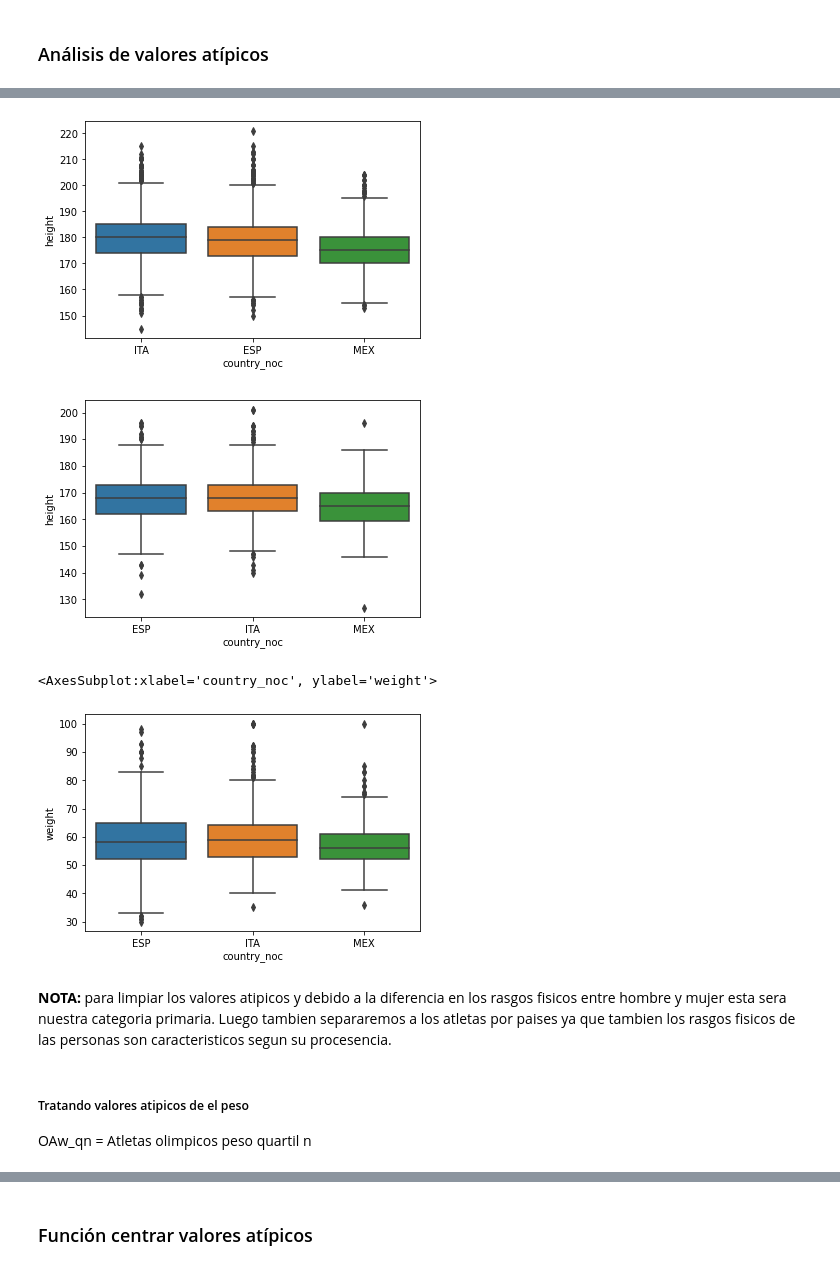
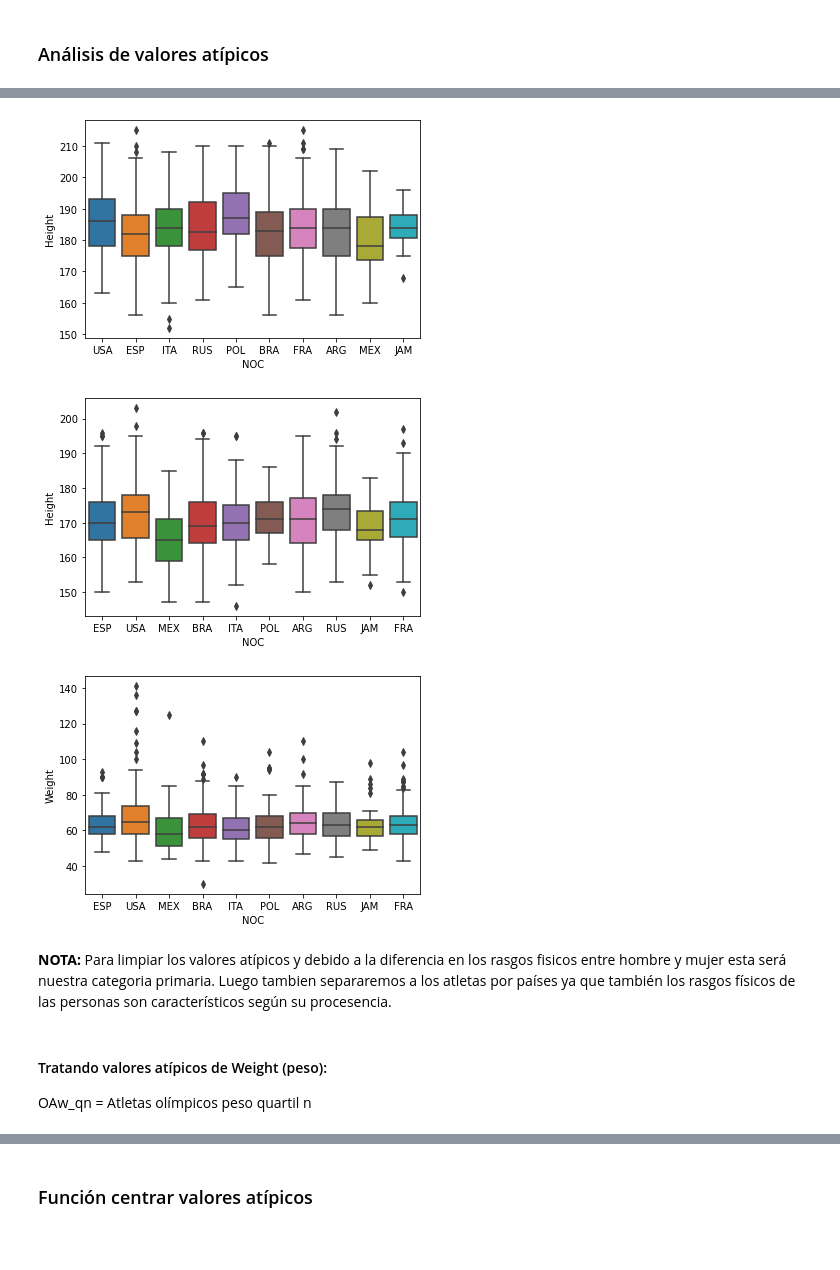
Before and after one commit to KenetOrellana/ML-Supervisado-y-No-Supervisado, a Jupyter notebook: Dataset_Proyecto_Final.ipynb, the cells around one changed output, grey strips where cells are left out. Cells and saved outputs as stored; diff of their text form; code cells hidden in the pictures; blank space fills up the shorter version.

```diff
--- a/Dataset_Proyecto_Final.ipynb
+++ b/Dataset_Proyecto_Final.ipynb
@@ -55,3 +64 @@ country_noc     object
 dtype: object
-# %%
-OA["born"] = pd.to_datetime(OA["born"])
@@ -124,2 +123,0 @@ Name: country_noc, dtype: object
-# %%
-OA = OA.dropna()
@@ -162,24 +158,24 @@ plt.show()
 # %%
-sns.boxplot( data=men  , x="country_noc" , y="height" )
+sns.boxplot( data=men  , x="NOC" , y="Height" )
 plt.show()
 # %% [output]
-[figure, old version]
+[figure, new version]
 # %%
-women = OA.loc[(OA["sex"] == "Female") & (OA["country_noc"].isin(["MEX", "ITA", "ESP"])) , :]
+women = OA.loc[(OA["Sex"] == "F") , :]
 # %%
-sns.boxplot( data=women  , x="country_noc" , y="height" )
+sns.boxplot( data=women  , x="NOC" , y="Height" )
 plt.show()
 # %% [output]
-[figure, old version]
+[figure, new version]
 # %%
-sns.boxplot( data=women  , x="country_noc" , y="weight" )
+sns.boxplot( data=women  , x="NOC" , y="Weight" )
+plt.show()
 # %% [output]
-<AxesSubplot:xlabel='country_noc', ylabel='weight'>
-[figure, old version]
+[figure, new version]
 # %% [markdown]
-**NOTA:** para limpiar los valores atipicos y debido a la diferencia en los rasgos fisicos entre hombre y mujer esta sera nuestra categoria primaria. Luego tambien separaremos a los atletas por paises ya que tambien los rasgos fisicos de las personas son caracteristicos segun su procesencia.
+**NOTA:** Para limpiar los valores atípicos y debido a la diferencia en los rasgos fisicos entre hombre y mujer esta será nuestra categoria primaria. Luego tambien separaremos a los atletas por países ya que también los rasgos físicos de las personas son característicos según su procesencia.
 # %% [markdown]
-##### Tratando valores atipicos de el peso
+#### Tratando valores atípicos de Weight (peso):
 
-OAw_qn = Atletas olimpicos peso quartil n
+OAw_qn = Atletas olímpicos peso quartil n
 # %%
```
Also changed, not shown: parts of 167 cells of this notebook.
